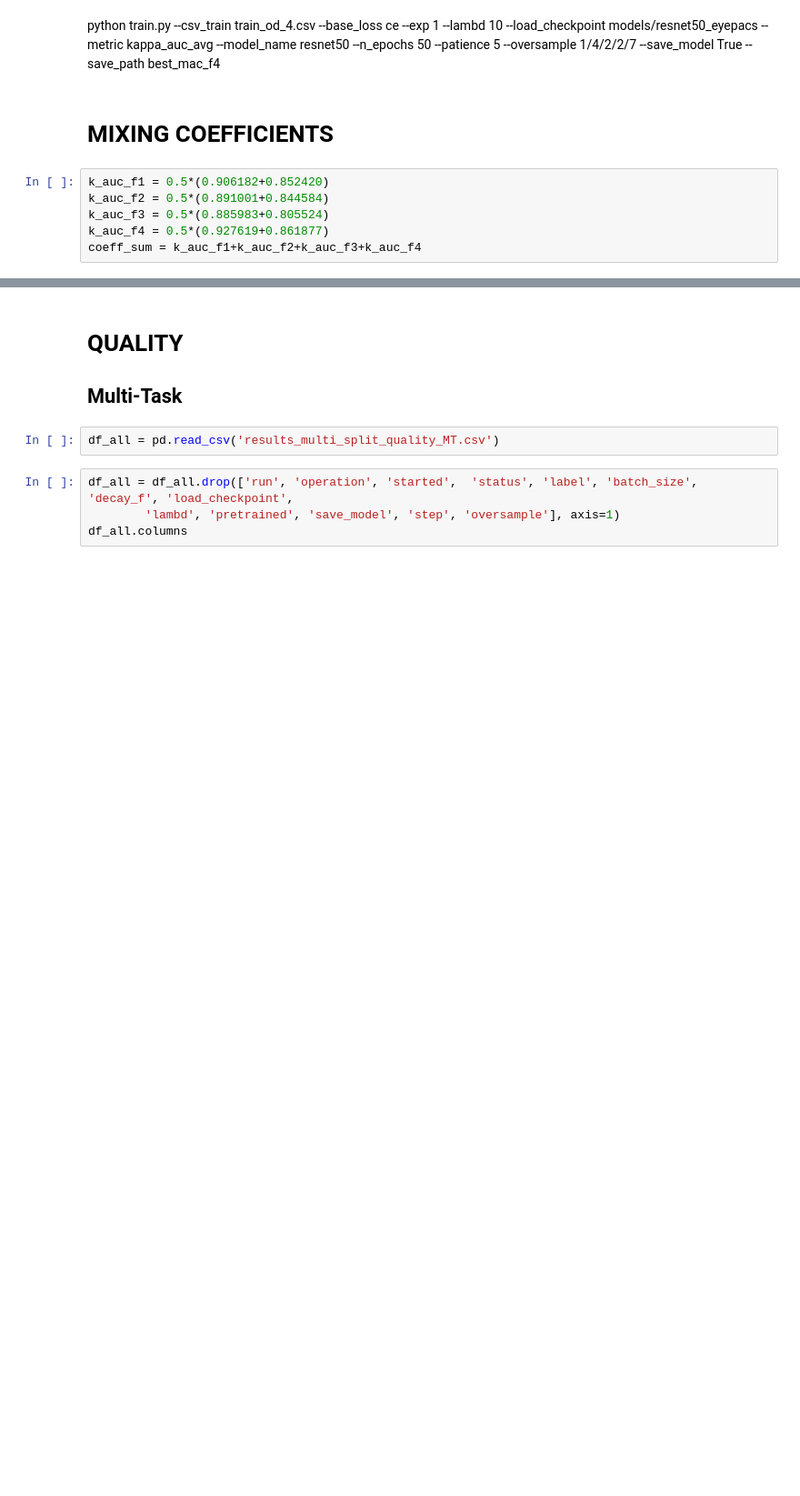
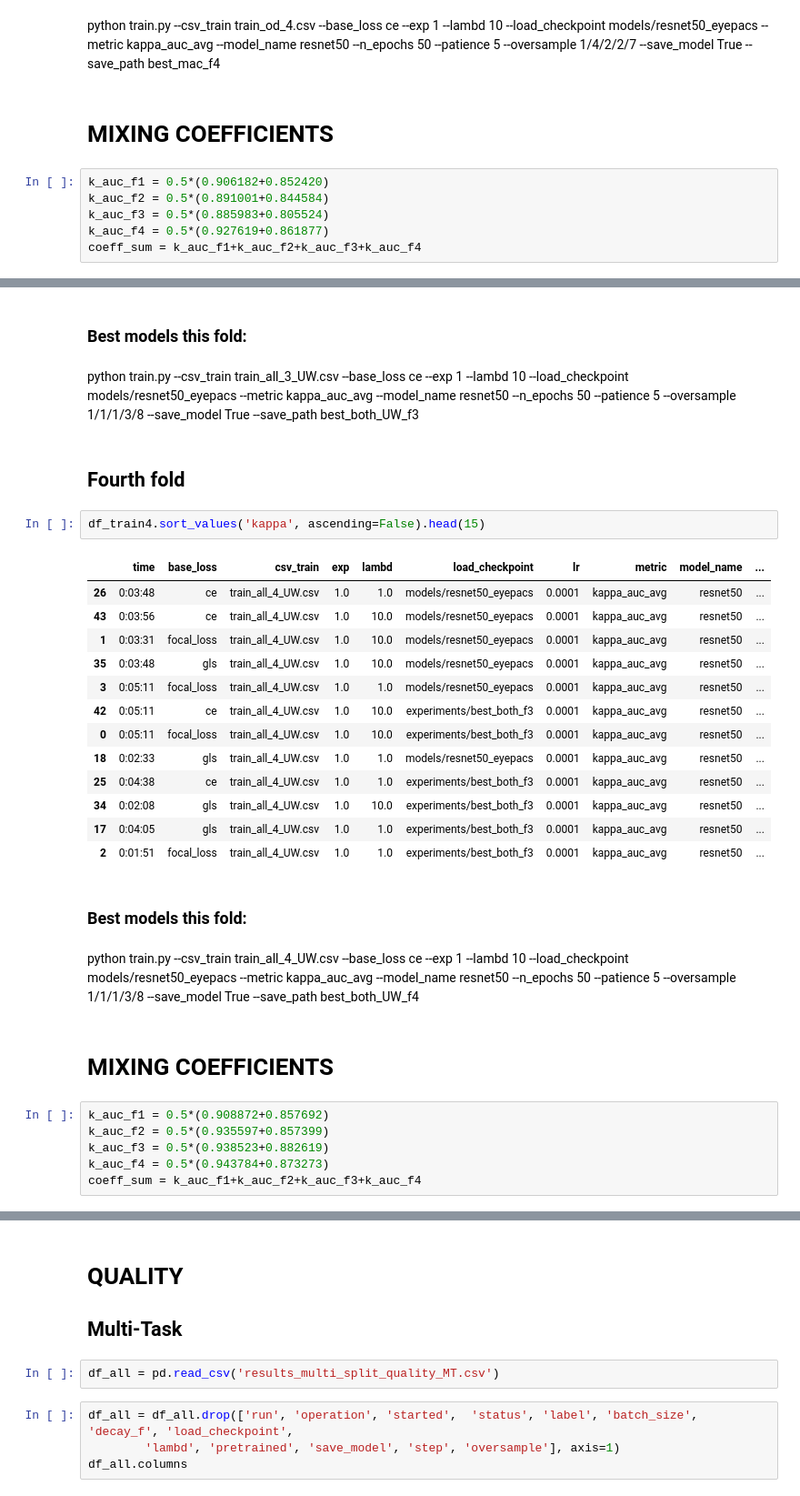
Before and after one commit to agaldran/deep_dr, a Jupyter notebook: analyze_csvs_FINAL.ipynb, the cells around one changed output, grey strips where cells are left out. Shown at 91% size. Saved outputs shown, nothing was run; the diff lists cells and outputs as text; blank space fills up the shorter version.

```diff
--- a/analyze_csvs_FINAL.ipynb
+++ b/analyze_csvs_FINAL.ipynb
@@ -316,0 +405,34 @@ print(coeff_f1,coeff_f2,coeff_f3,coeff_f4)
+# %% [markdown]
+### Best models this fold:
+# %% [markdown]
+python train.py --csv_train train_all_3_UW.csv --base_loss ce --exp 1 --lambd 10 --load_checkpoint models/resnet50_eyepacs --metric kappa_auc_avg --model_name resnet50 --n_epochs 50 --patience 5 --oversample 1/1/1/3/8 --save_model True --save_path best_both_UW_f3
+# %% [markdown]
+## Fourth fold
+# %%
+df_train4.sort_values('kappa', ascending=False).head(15)
+# %% [output]
+|  | time | base_loss | csv_train | exp | lambd | load_checkpoint | lr | metric | model_name | ... |
+| 26 | 0:03:48 | ce | train_all_4_UW.csv | 1.0 | 1.0 | models/resnet50_eyepacs | 0.0001 | kappa_auc_avg | resnet50 | ... |
+| 43 | 0:03:56 | ce | train_all_4_UW.csv | 1.0 | 10.0 | models/resnet50_eyepacs | 0.0001 | kappa_auc_avg | resnet50 | ... |
+| 1 | 0:03:31 | focal_loss | train_all_4_UW.csv | 1.0 | 10.0 | models/resnet50_eyepacs | 0.0001 | kappa_auc_avg | resnet50 | ... |
+| 35 | 0:03:48 | gls | train_all_4_UW.csv | 1.0 | 10.0 | models/resnet50_eyepacs | 0.0001 | kappa_auc_avg | resnet50 | ... |
+| 3 | 0:05:11 | focal_loss | train_all_4_UW.csv | 1.0 | 1.0 | models/resnet50_eyepacs | 0.0001 | kappa_auc_avg | resnet50 | ... |
+| 42 | 0:05:11 | ce | train_all_4_UW.csv | 1.0 | 10.0 | experiments/best_both_f3 | 0.0001 | kappa_auc_avg | resnet50 | ... |
+| 0 | 0:05:11 | focal_loss | train_all_4_UW.csv | 1.0 | 10.0 | experiments/best_both_f3 | 0.0001 | kappa_auc_avg | resnet50 | ... |
+| 18 | 0:02:33 | gls | train_all_4_UW.csv | 1.0 | 1.0 | models/resnet50_eyepacs | 0.0001 | kappa_auc_avg | resnet50 | ... |
+| 25 | 0:04:38 | ce | train_all_4_UW.csv | 1.0 | 1.0 | experiments/best_both_f3 | 0.0001 | kappa_auc_avg | resnet50 | ... |
+| 34 | 0:02:08 | gls | train_all_4_UW.csv | 1.0 | 10.0 | experiments/best_both_f3 | 0.0001 | kappa_auc_avg | resnet50 | ... |
+| 17 | 0:04:05 | gls | train_all_4_UW.csv | 1.0 | 1.0 | experiments/best_both_f3 | 0.0001 | kappa_auc_avg | resnet50 | ... |
+| 2 | 0:01:51 | focal_loss | train_all_4_UW.csv | 1.0 | 1.0 | experiments/best_both_f3 | 0.0001 | kappa_auc_avg | resnet50 | ... |
+# %% [markdown]
+### Best models this fold:
+# %% [markdown]
+python train.py --csv_train train_all_4_UW.csv --base_loss ce --exp 1 --lambd 10 --load_checkpoint models/resnet50_eyepacs --metric kappa_auc_avg --model_name resnet50 --n_epochs 50 --patience 5 --oversample 1/1/1/3/8 --save_model True --save_path best_both_UW_f4
+# %% [markdown]
+# MIXING COEFFICIENTS
+# %%
+k_auc_f1 = 0.5*(0.908872+0.857692)
+k_auc_f2 = 0.5*(0.935597+0.857399)
+k_auc_f3 = 0.5*(0.938523+0.882619)
+k_auc_f4 = 0.5*(0.943784+0.873273)
+coeff_sum = k_auc_f1+k_auc_f2+k_auc_f3+k_auc_f4
```
Also changed, not shown: parts of 26 cells of this notebook, 1 other file.
